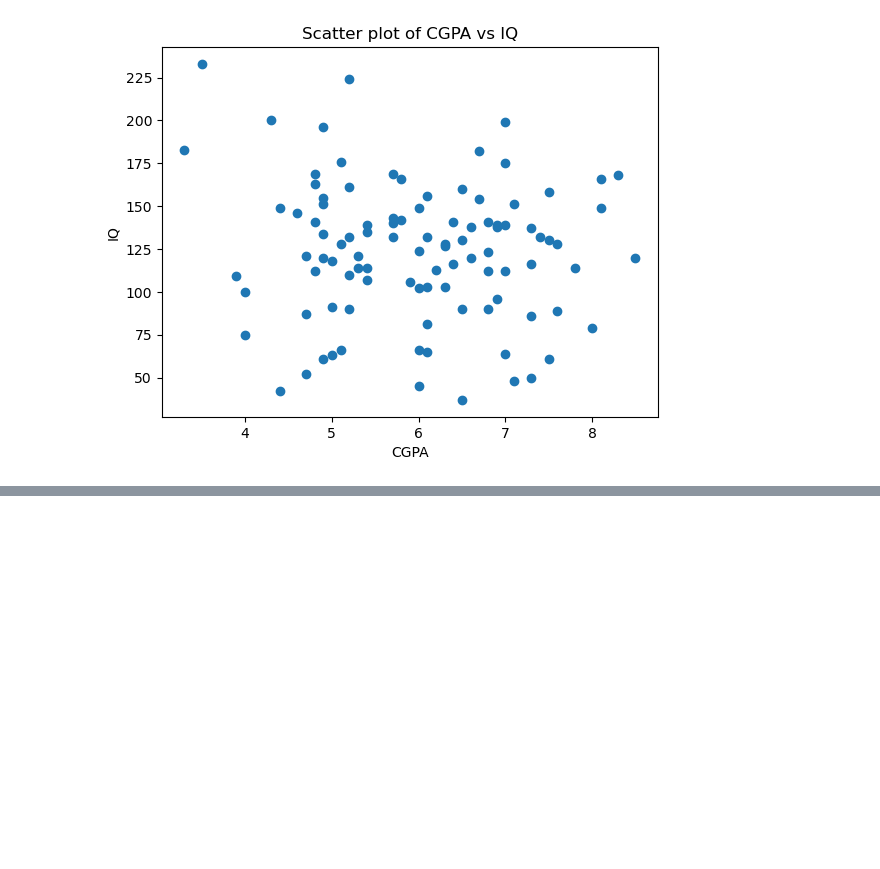
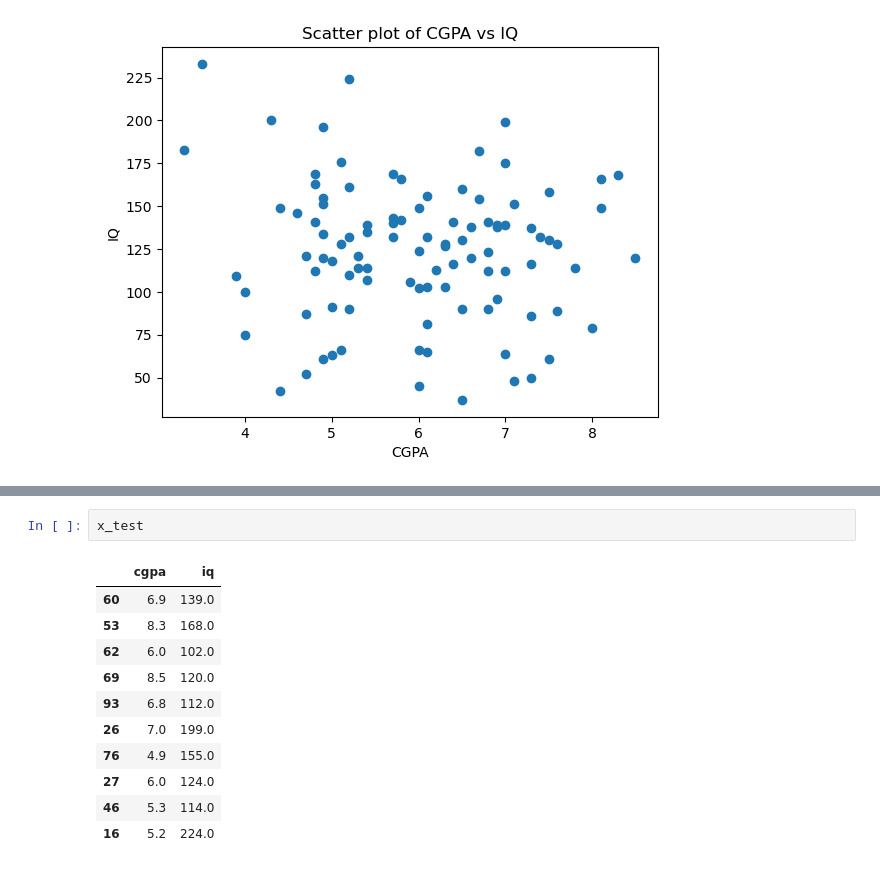
Before and after one commit to abhimanyujangid/ML_Project, a Jupyter notebook: placement-project-logistic-regression/placement-ml.ipynb, the cells around one changed output, grey strips where cells are left out. Drawn from its saved outputs; the diff is of its cells as text; blank space fills up the shorter version.

```diff
--- a/placement-project-logistic-regression/placement-ml.ipynb
+++ b/placement-project-logistic-regression/placement-ml.ipynb
@@ -40,0 +106,14 @@ plt.scatter(place_df['cgpa'], place_df['iq'], c= place_df['placement'])
+# %%
+x_test
+# %% [output]
+|  | cgpa | iq |
+| 60 | 6.9 | 139.0 |
+| 53 | 8.3 | 168.0 |
+| 62 | 6.0 | 102.0 |
+| 69 | 8.5 | 120.0 |
+| 93 | 6.8 | 112.0 |
+| 26 | 7.0 | 199.0 |
+| 76 | 4.9 | 155.0 |
+| 27 | 6.0 | 124.0 |
+| 46 | 5.3 | 114.0 |
+| 16 | 5.2 | 224.0 |
```
Also changed, not shown: parts of 18 cells of this notebook.
